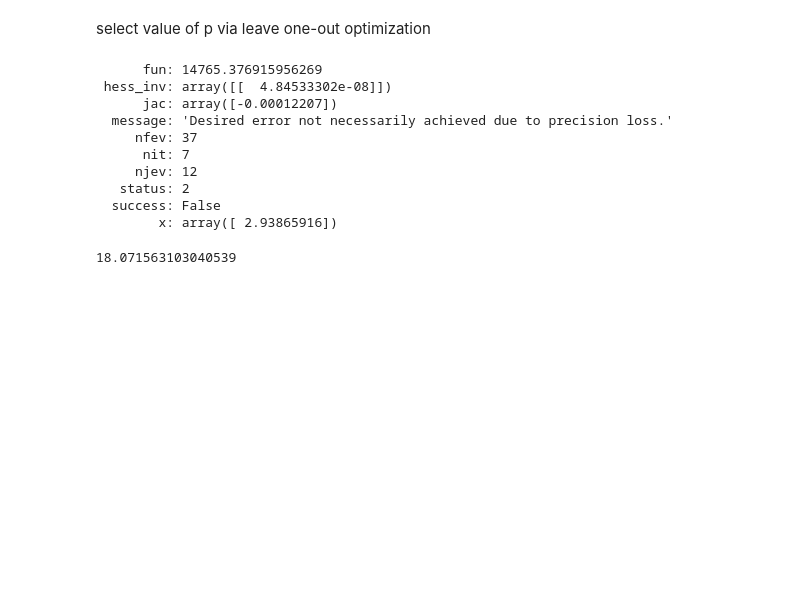
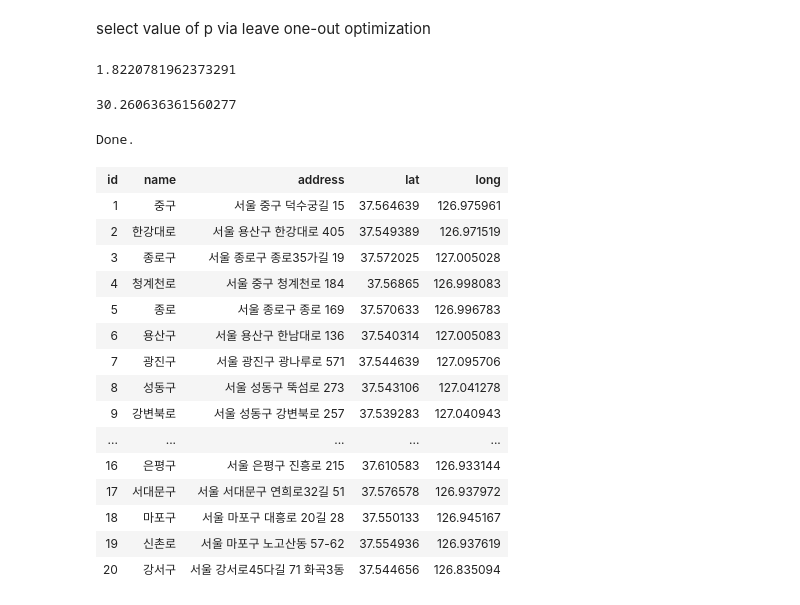
Before and after one commit to cochoa0x1/air-quality-logger, a Jupyter notebook: interpolate.ipynb, the cells around one changed output. Drawn from its saved outputs; the diff is of its cells as text; code cells hidden in the pictures; blank space fills up the shorter version.

```diff
--- a/interpolate.ipynb
+++ b/interpolate.ipynb
@@ -52,19 +66,12 @@ def err(p):
 from scipy.optimize import minimize
 # %%
 p=[2.0]
-minimize(err, p)
+fit = minimize(err, p)
-# %% [output]
-      fun: 14765.376915956269
- hess_inv: array([[  4.84533302e-08]])
-      jac: array([-0.00012207])
-  message: 'Desired error not necessarily achieved due to precision loss.'
-     nfev: 37
-      nit: 7
-     njev: 12
-   status: 2
-  success: False
-        x: array([ 2.93865916])
+# %%
+fit.x[0]
+# %% [output]
+1.8220781962373291
 # %%
-interpolate(lat,lng, df.lat, df.long, df.value, p=2.93)
+interpolate(lat,lng, df.lat, df.long, df.value, p=fit.x[0])
 # %% [output]
-18.071563103040539
+30.260636361560277
@@ -70,0 +82,22 @@ interpolate(lat,lng, df.lat, df.long, df.value, p=2.93)
+# %%
+%%sql sqlite:///air.db
+select *
+from stations limit 20
+# %% [output]
+Done.
+| id | name | address | lat | long |
+| 1 | 중구 | 서울 중구 덕수궁길 15 | 37.564639 | 126.975961 |
+| 2 | 한강대로 | 서울 용산구 한강대로 405 | 37.549389 | 126.971519 |
+| 3 | 종로구 | 서울 종로구 종로35가길 19 | 37.572025 | 127.005028 |
+| 4 | 청계천로 | 서울 중구 청계천로 184 | 37.56865 | 126.998083 |
+| 5 | 종로 | 서울 종로구 종로 169 | 37.570633 | 126.996783 |
+| 6 | 용산구 | 서울 용산구 한남대로 136 | 37.540314 | 127.005083 |
+| 7 | 광진구 | 서울 광진구 광나루로 571 | 37.544639 | 127.095706 |
+| 8 | 성동구 | 서울 성동구 뚝섬로 273 | 37.543106 | 127.041278 |
+| 9 | 강변북로 | 서울 성동구 강변북로 257 | 37.539283 | 127.040943 |
+| ... | ... | ... | ... | ... |
+| 16 | 은평구 | 서울 은평구 진흥로 215 | 37.610583 | 126.933144 |
+| 17 | 서대문구 | 서울 서대문구 연희로32길 51 | 37.576578 | 126.937972 |
+| 18 | 마포구 | 서울 마포구 대흥로 20길 28 | 37.550133 | 126.945167 |
+| 19 | 신촌로 | 서울 마포구 노고산동 57-62 | 37.554936 | 126.937619 |
+| 20 | 강서구 | 서울 강서로45다길 71 화곡3동 | 37.544656 | 126.835094 |
```
Also changed, not shown: parts of 8 cells of this notebook, 2 other files.
